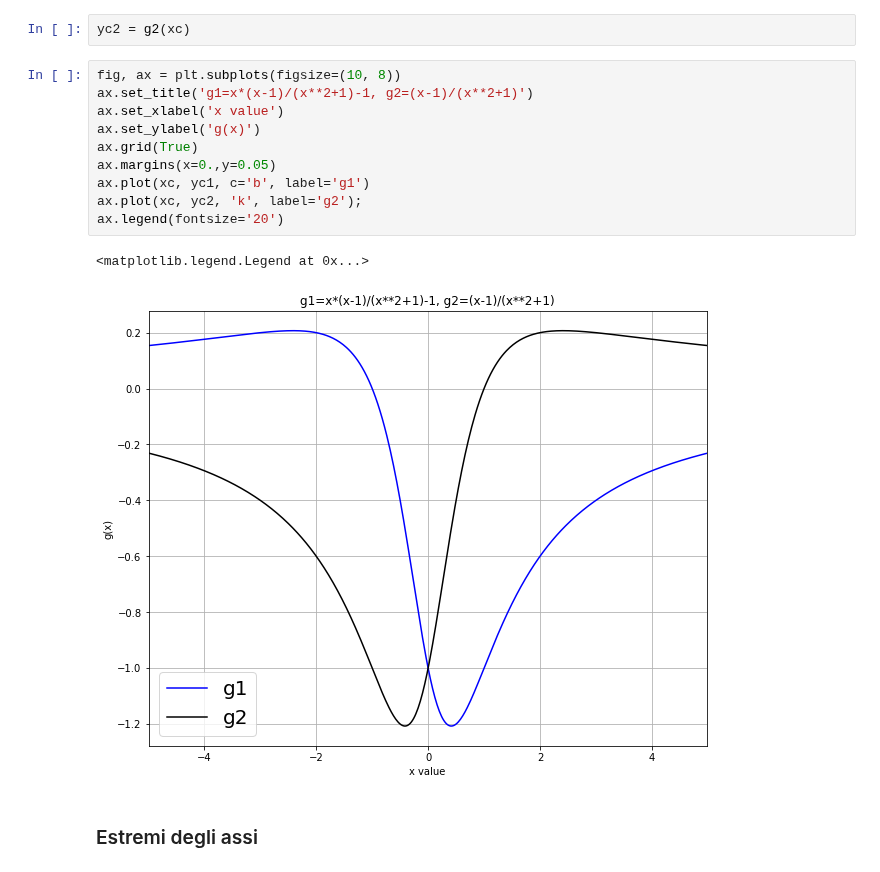
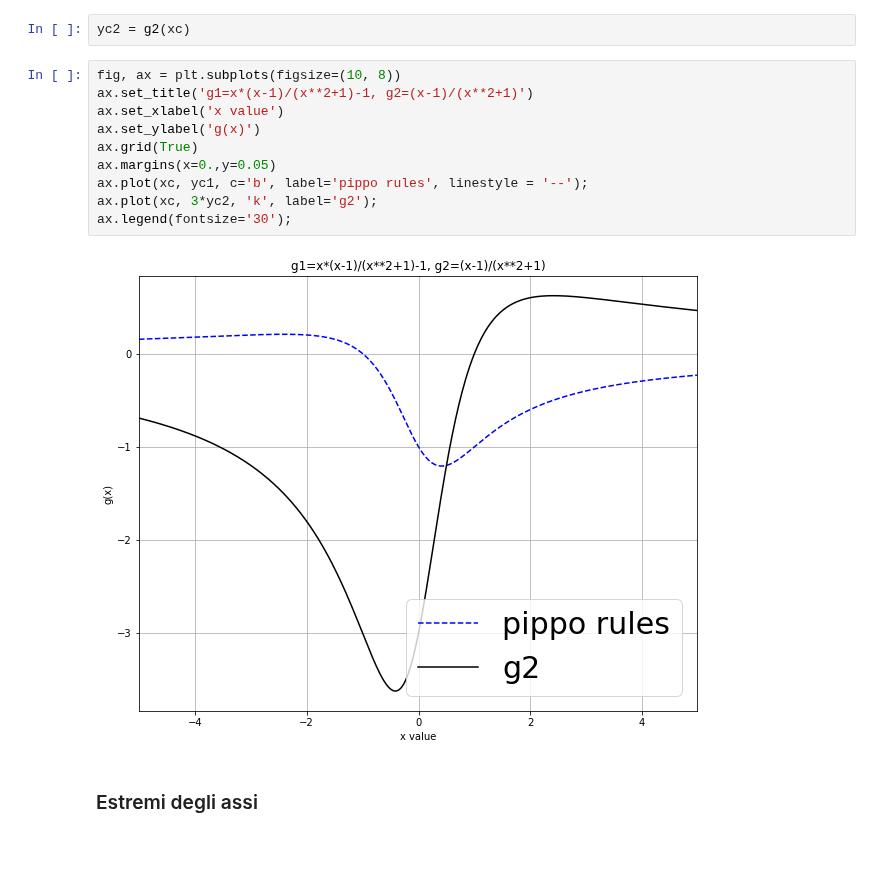
Before and after one commit to mainaezio/TIF2019_Introduction_to_Python, a Jupyter notebook: ipynb/09_plots.ipynb, the cells around one changed output. Cells and saved outputs as stored; diff of their text form.

```diff
--- a/ipynb/09_plots.ipynb
+++ b/ipynb/09_plots.ipynb
@@ -179,16 +179,15 @@ yc2 = g2(xc)
 # %%
 fig, ax = plt.subplots(figsize=(10, 8))
 ax.set_title('g1=x*(x-1)/(x**2+1)-1, g2=(x-1)/(x**2+1)')
 ax.set_xlabel('x value')
 ax.set_ylabel('g(x)')
 ax.grid(True)
 ax.margins(x=0.,y=0.05)
-ax.plot(xc, yc1, c='b', label='g1')
-ax.plot(xc, yc2, 'k', label='g2');
-ax.legend(fontsize='20')
+ax.plot(xc, yc1, c='b', label='pippo rules', linestyle = '--');
+ax.plot(xc, 3*yc2, 'k', label='g2');
+ax.legend(fontsize='30');
 # %% [output]
-<matplotlib.legend.Legend at 0x...>
-[figure, old version]
+[figure, new version]
 # %% [markdown]
 ### Estremi degli assi
 # %%
```
Also changed, not shown: parts of 4 cells of this notebook, 5 other files.
